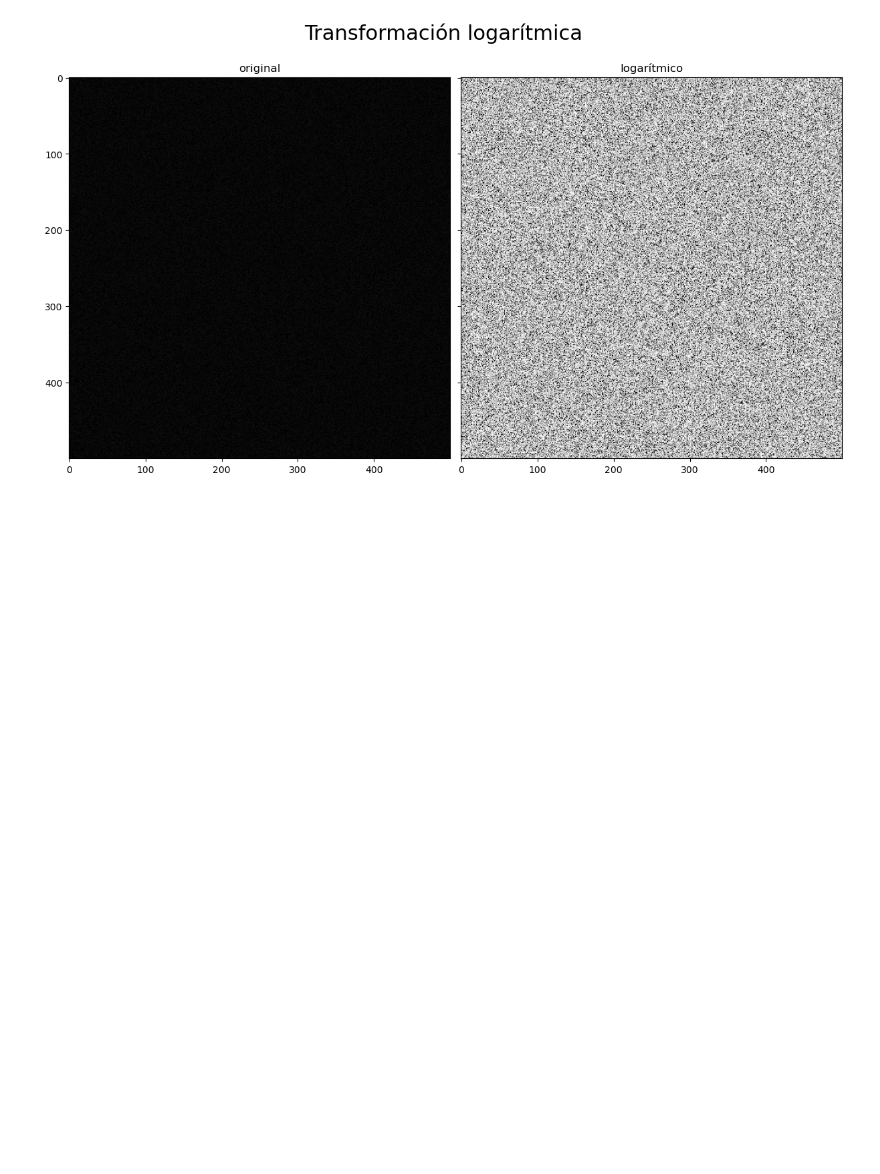
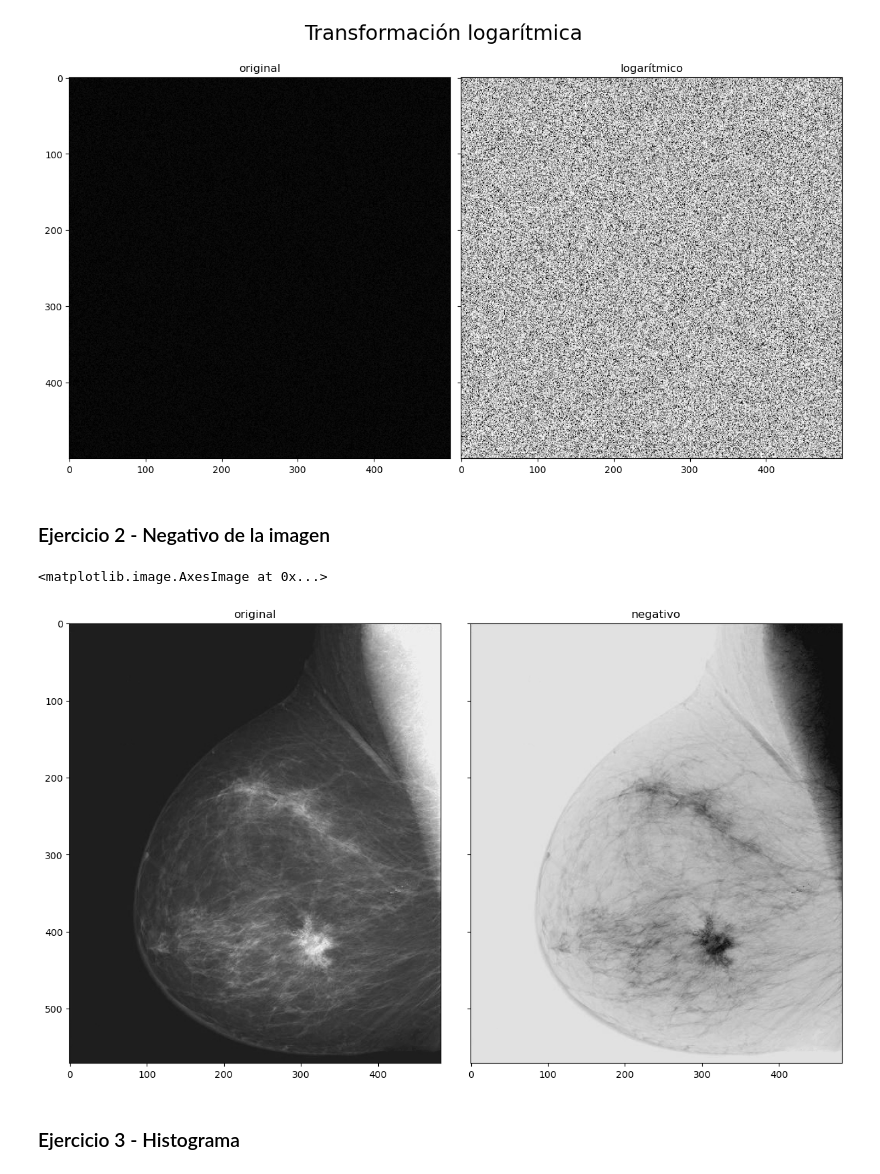
Before and after one commit to manugarciat/erv-practicas, a Jupyter notebook: practica-01/practica1_01.ipynb, the cells around one changed output. Cells and saved outputs as stored; diff of their text form; code cells hidden in the pictures; blank space fills up the shorter version.

```diff
--- a/practica-01/practica1_01.ipynb
+++ b/practica-01/practica1_01.ipynb
@@ -9,4 +9,5 @@ import matplotlib.pyplot as plt
 # %%
-img = Image.open("seeds.jpg").convert(mode='L')
-r = np.array(img)
+def cargar(nombre):
+    img = Image.open(nombre).convert(mode='L')
+    return np.array(img)
 # %%
@@ -42,3 +47,25 @@ ax[1].imshow(s1, cmap='gray', vmin=0, vmax=255)
 # %% [output]
 <matplotlib.image.AxesImage at 0x...>
 [figure]
+# %% [markdown]
+### Ejercicio 2 - Negativo de la imagen
+# %%
+def negativo(imagen):
+    return -1 * imagen + 255
+# %%
+r2 = cargar("manografia.jpg")
+s2 = negativo(r2)
+# %%
+fig = plt.figure(layout='constrained', figsize=(12, 7))
+ax = fig.subplots(1, 2, sharey=True)
+
+ax[0].set_title('original')
+ax[0].imshow(r2, cmap='gray', vmin=0, vmax=255)
+
+ax[1].set_title('negativo')
+ax[1].imshow(s2, cmap='gray', vmin=0, vmax=255)
+# %% [output]
+<matplotlib.image.AxesImage at 0x...>
+[figure, added]
+# %% [markdown]
+### Ejercicio 3 - Histograma
```
Also changed, not shown: parts of 13 cells of this notebook, 1 other file.
